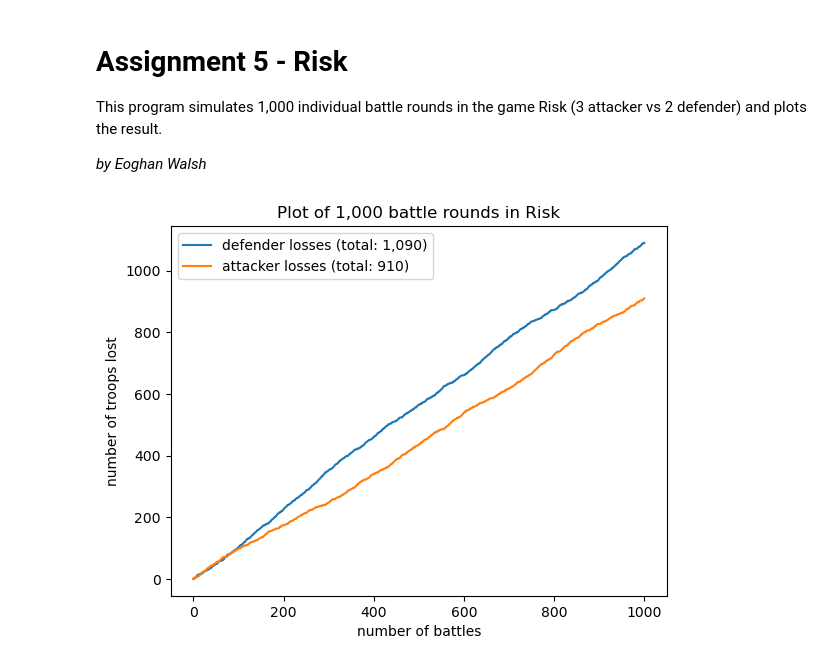
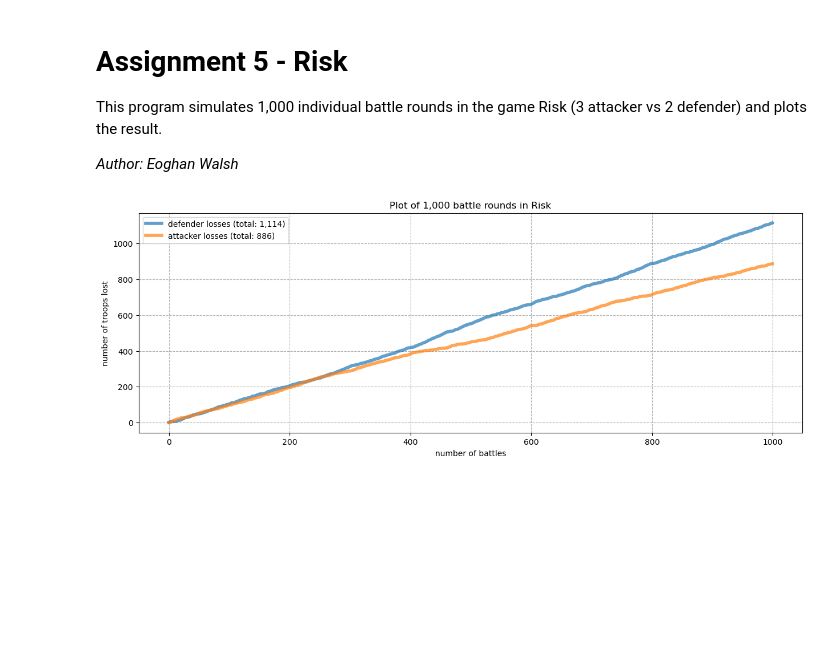
Before and after one commit to eoghanpw/PFDA-assignments, a Jupyter notebook: assignment_5_risk.ipynb, the cells around one changed output. Drawn from its saved outputs; the diff is of its cells as text; code cells hidden in the pictures; blank space fills up the shorter version.

```diff
--- a/assignment_5_risk.ipynb
+++ b/assignment_5_risk.ipynb
@@ -3,9 +3,9 @@
 
 This program simulates 1,000 individual battle rounds in the game Risk (3 attacker vs 2 defender) and plots the result.
 
-*by Eoghan Walsh*
+*Author: Eoghan Walsh*
 # %%
-# Import numpy an matplotlib modules.
+# Import numpy and matplotlib modules.
 import numpy as np
 import matplotlib.pyplot as plt
 
@@ -17,52 +17,56 @@ attack_dice_rolls = 3
 defend_dice_rolls = 2
 number_of_battles = 1000
 
+# Generate numpy arrays for each battle and sort integers in ascending order.
+# References:
+# https://www.w3schools.com/python/numpy/numpy_array_sort.asp
+# https://realpython.com/numpy-random-number-generator/#random-integer-numbers
+attack_roll = np.sort(rng.integers(low=1, high=7, size=(number_of_battles,
+                                                        attack_dice_rolls)))
+defend_roll = np.sort(rng.integers(low=1, high=7, size=(number_of_battles,
+                                                        defend_dice_rolls)))
 
-# Generate numpy arrays for each battle and sort integers in ascending order.
-# Ref: https://www.w3schools.com/python/numpy/numpy_array_sort.asp
-# Ref: https://realpython.com/numpy-random-number-generator/#random-integer-numbers
+# Slice the array to remove the low number of each attack roll.
+attack_roll_top_2 = attack_roll[:number_of_battles, 1:]
 
-attack_roll = np.sort(rng.integers(low=1, high=7, size=(number_of_battles,attack_dice_rolls)))
-defend_roll = np.sort(rng.integers(low=1, high=7, size=(number_of_battles,defend_dice_rolls)))
-
-# Slice the array to remove the low number in each attack roll.
-attack_roll_top_2 = attack_roll[:number_of_battles,1:]
-
-# The attack roll has to be greater than defend roll to win.
+# The attack roll must be greater than defend roll to win.
 result = attack_roll_top_2 > defend_roll
 
 # Total attacker and defender troops lost.
 # https://wesmckinney.com/book/numpy-basics#ndarray_statistics
 defender_losses = (result > 0).sum()
 attacker_losses = ((number_of_battles * 2) - defender_losses)
 
-# Sum the attacker and defender troops lost per battle
+# Sum the attacker and defender troops lost per battle.
 total_defender_losses = np.sum(result, axis=1)
 total_attacker_losses = ((total_defender_losses - 2) * -1)
 
 # Get a cumulative sum of the troops lost.
 # https://numpy.org/doc/stable/reference/generated/numpy.cumsum.html#numpy-cumsum
 defend_cumulative = np.cumsum(total_defender_losses)
 attack_cumulative = np.cumsum(total_attacker_losses)
 
-# Insert a zero to the begining of each array for plotting.
-defend = np.insert(defend_cumulative,0,0)
-attack = np.insert(attack_cumulative,0,0)
+# Set the x and y variables.
+x = np.arange(0, (number_of_battles), 1)
+y1 = defend_cumulative
+y2 = attack_cumulative
 
-# Set the x axis variable.
-x = np.arange(0,(number_of_battles + 1), 1)
+# Set the labels.
+label1 = f"defender losses (total: {defender_losses:,})"
+label2 = f"attacker losses (total: {attacker_losses:,})"
 
 # Plot.
-fig, ax = plt.subplots()
+fig, ax = plt.subplots(figsize=(15, 5))
 
-ax.plot(x, defend, label=f"defender losses (total: {defender_losses:,})")
-ax.plot(x, attack, label=f"attacker losses (total: {attacker_losses:,})")
+ax.plot(x, y1, linewidth=4, alpha=0.7, label=label1)
+ax.plot(x, y2, linewidth=4, alpha=0.7, label=label2)
 
 ax.set_title(f"Plot of {number_of_battles:,} battle rounds in Risk")
 ax.set_xlabel("number of battles")
 ax.set_ylabel("number of troops lost")
 ax.legend()
+ax.grid(linestyle="--")
 
 plt.show()
 # %% [output]
-[figure, old version]
+[figure, new version]
```
Also changed, not shown: 1 other file.
